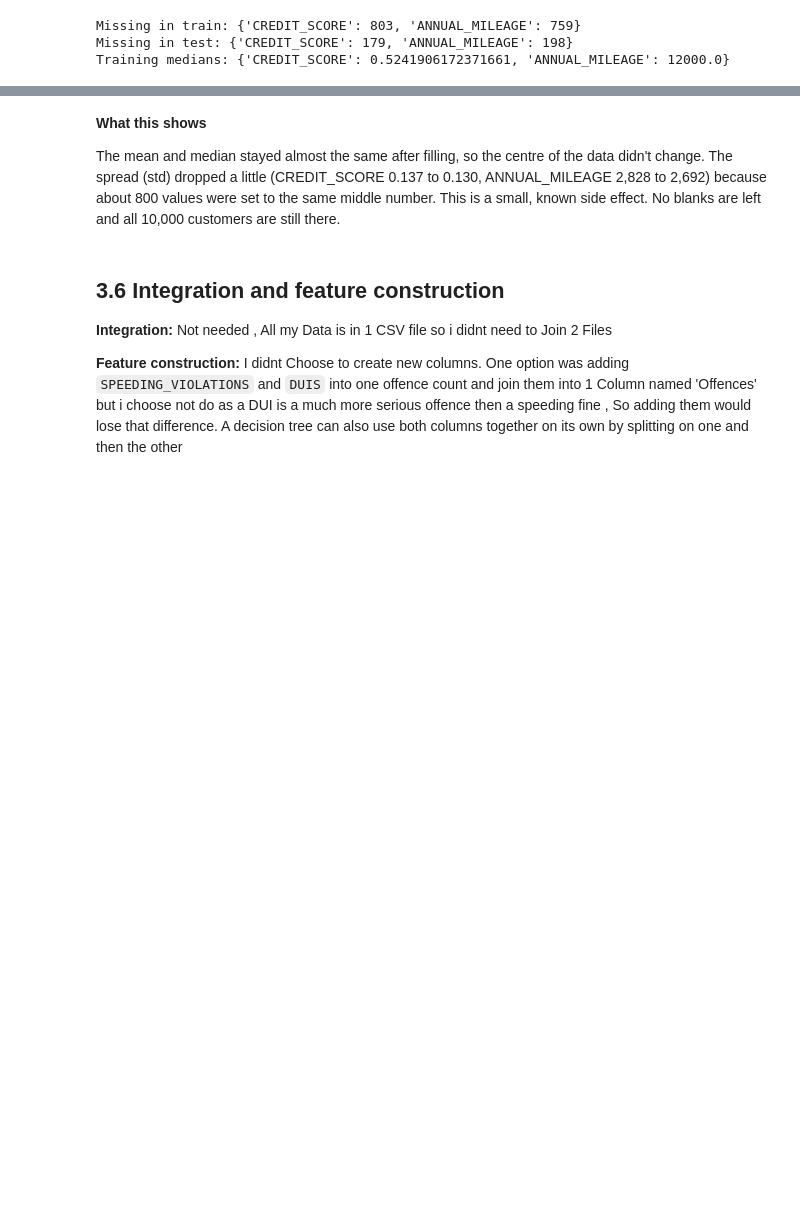
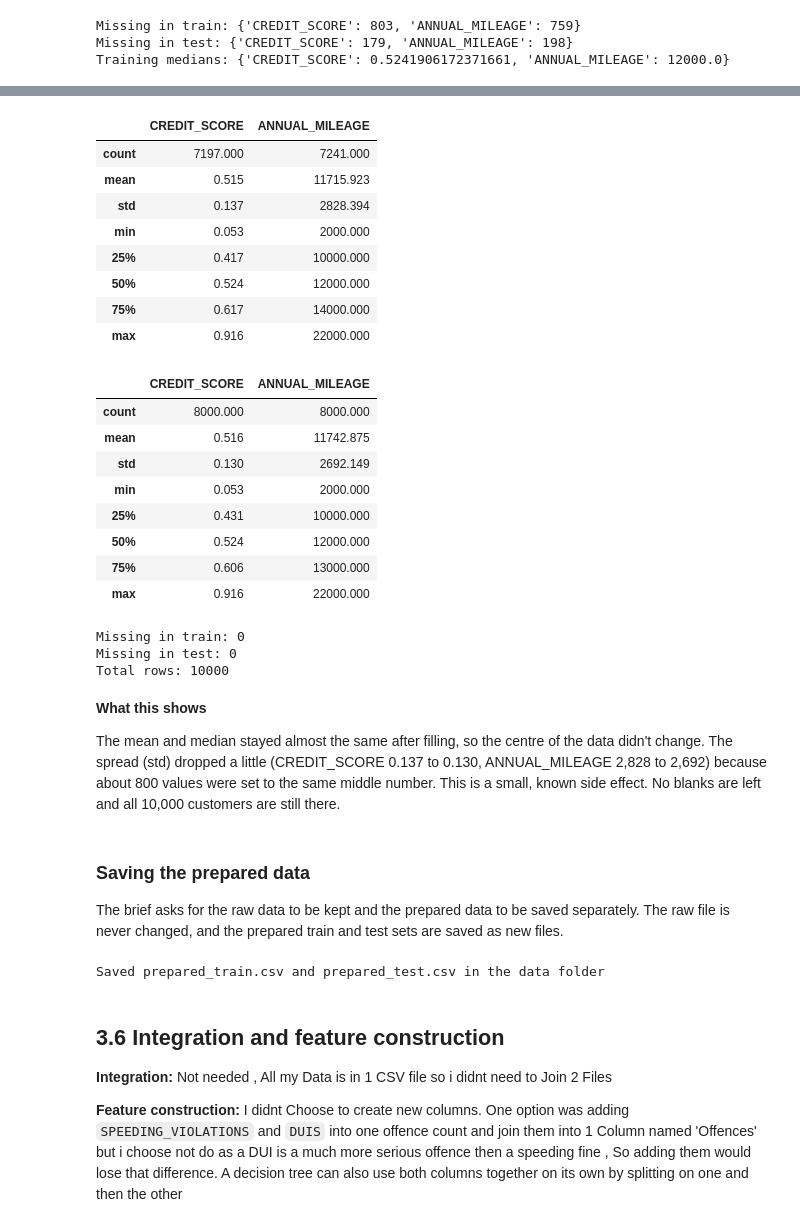
Before and after one commit to EronBaftjari/CA2_DataAnalytics, a Jupyter notebook: notebooks/T00253602_Baftjari_CA2_Notebook.ipynb, the cells around one changed output, grey strips where cells are left out. Cells and saved outputs as stored; diff of their text form; code cells hidden in the pictures; blank space fills up the shorter version.

```diff
--- a/notebooks/T00253602_Baftjari_CA2_Notebook.ipynb
+++ b/notebooks/T00253602_Baftjari_CA2_Notebook.ipynb
@@ -818,3 +836,35 @@ Training medians: {'CREDIT_SCORE': 0.5241906172371661, 'ANNUAL_MILEAGE': 12000.0
+# %%
+# Before vs after filling (before was saved in 3.4)
+after = X_train[fill_columns].describe().round(3)
+display(before)
+display(after)
+
+# Re-run the quality checks: no blanks left, no rows lost
+print("Missing in train:", X_train.isnull().sum().sum())
+print("Missing in test:", X_test.isnull().sum().sum())
+print("Total rows:", len(X_train) + len(X_test))
+# %% [output]
+|  | CREDIT_SCORE | ANNUAL_MILEAGE |
+| count | 7197.000 | 7241.000 |
+| mean | 0.515 | 11715.923 |
+| std | 0.137 | 2828.394 |
+| min | 0.053 | 2000.000 |
+| 25% | 0.417 | 10000.000 |
+| 50% | 0.524 | 12000.000 |
+| 75% | 0.617 | 14000.000 |
+| max | 0.916 | 22000.000 |
+|  | CREDIT_SCORE | ANNUAL_MILEAGE |
+| count | 8000.000 | 8000.000 |
+| mean | 0.516 | 11742.875 |
+| std | 0.130 | 2692.149 |
+| min | 0.053 | 2000.000 |
+| 25% | 0.431 | 10000.000 |
+| 50% | 0.524 | 12000.000 |
+| 75% | 0.606 | 13000.000 |
+| max | 0.916 | 22000.000 |
+Missing in train: 0
+Missing in test: 0
+Total rows: 10000
 # %% [markdown]
 **What this shows**
 
@@ -822,6 +872,16 @@ The mean and median stayed almost the same after filling, so the centre of the d
 The spread (std) dropped a little (CREDIT_SCORE 0.137 to 0.130, ANNUAL_MILEAGE 2,828 to 2,692)
 because about 800 values were set to the same middle number. This is a small, known side effect.
 No blanks are left and all 10,000 customers are still there.
+# %% [markdown]
+### Saving the prepared data
+The brief asks for the raw data to be kept and the prepared data to be saved separately. The raw file is never changed, and the prepared train and test sets are saved as new files.
+# %%
+# Save the prepared data as new files (the raw CSV is not changed)
+X_train.assign(OUTCOME=y_train).to_csv("../data/prepared_train.csv", index=False)
+X_test.assign(OUTCOME=y_test).to_csv("../data/prepared_test.csv", index=False)
+print("Saved prepared_train.csv and prepared_test.csv in the data folder")
+# %% [output]
+Saved prepared_train.csv and prepared_test.csv in the data folder
 # %% [markdown]
 ## 3.6 Integration and feature construction
 **Integration:** Not needed , All my Data is in 1 CSV file so i didnt need to Join 2 Files
```
Also changed, not shown: parts of 35 cells of this notebook, 1 other file.
